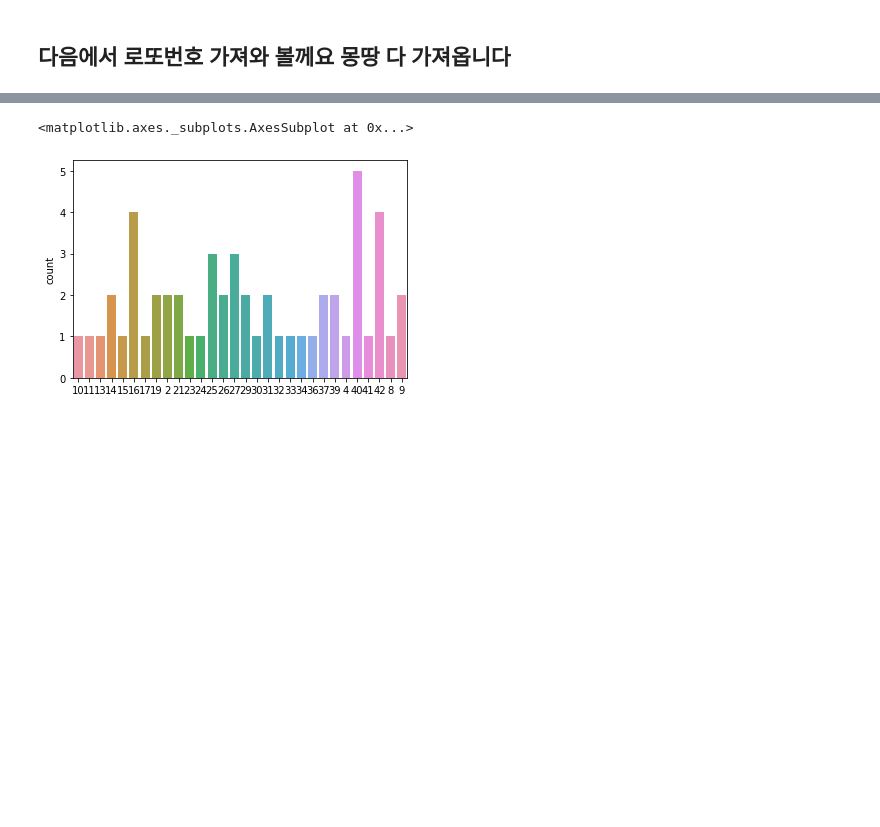
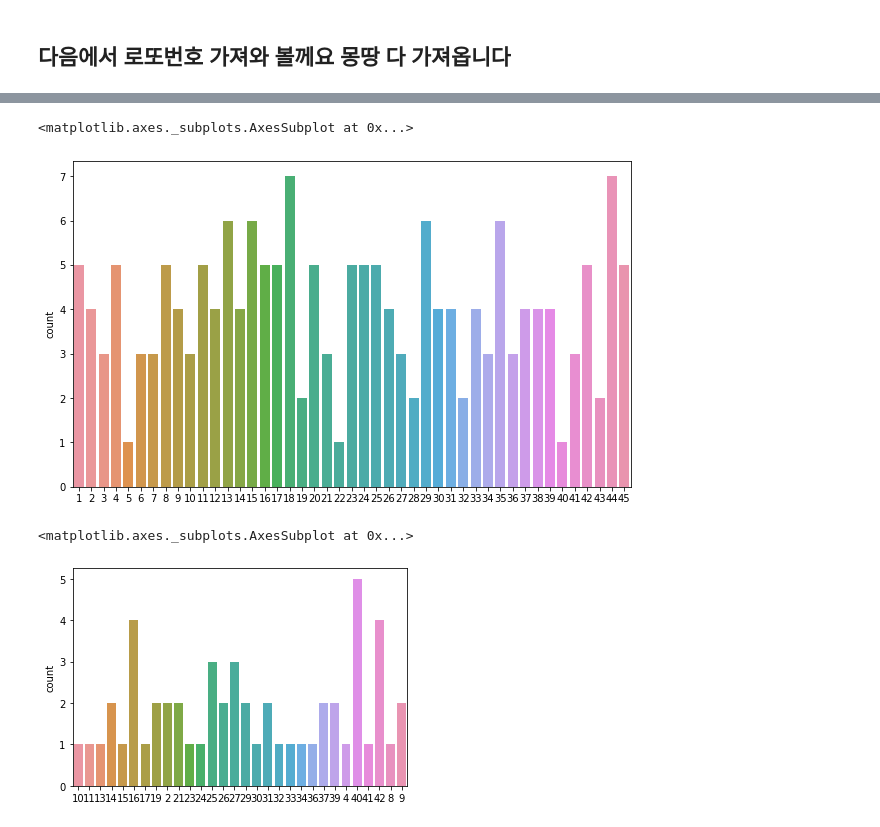
Before and after one commit to y001003/yeardream, a Jupyter notebook: python_advance/04_python_crawler.ipynb, the cells around one changed output, grey strips where cells are left out. Drawn from its saved outputs; the diff is of its cells as text; code cells hidden in the pictures; blank space fills up the shorter version.

```diff
--- a/python_advance/04_python_crawler.ipynb
+++ b/python_advance/04_python_crawler.ipynb
@@ -58,9 +97,10 @@ from bs4 import BeautifulSoup # html 변환에 사용함
 # %%
 # 다음 뉴스 페이지 크롤링
 # url정의
-
+url = 'https://news.daum.net/'
 # requsts로 url에 정보요청
-
+resp = requests.get(url)
 # 정보를 html 변환 (보기 쉽게)
-
+html = BeautifulSoup(resp.text, 'html.parser')
 # html 내에서 뉴스헤더 선별
+html.select('a.link_txt')[0].text.strip()
@@ -181,0 +251,6 @@ import time
+# %%
+# 차단막는 코드
+seed = np.random.randint(100)
+np.random.seed(seed)
+a = np.random.randint(5)
+time.sleep(a)
@@ -181,0 +259,10 @@ import time
+# %%
+# url 설정
+url = 'https://search.naver.com/search.naver?where=nexearch&sm=top_hty&fbm=0&ie=utf8&query=%EB%A1%9C%EB%98%90%EB%B2%88%ED%98%B8'
+# requests로 데이터 요청하기
+resp = requests.get(url)
+# html로 변환
+html = BeautifulSoup(resp.text, 'html.parser')
+# 데이터 선별
+for ball in html.select('span.ball')[:6]:
+    print(int(ball.text))
@@ -181,0 +277,15 @@ import time
+# %%
+# url 설정
+lot_list = []
+for i in range(1013)[-30:]:
+    time.sleep(a)
+    url = f'https://search.naver.com/search.naver?where=nexearch&sm=tab_etc&qvt=0&query={i}%ED%9A%8C%20%EB%A1%9C%EB%98%90%EB%8B%B9%EC%B2%A8%EB%B2%88%ED%98%B8'
+    # requsts로 url에 정보요청
+    resp = requests.get(url)
+    # 정보를 html 변환 (보기 쉽게)
+    html = BeautifulSoup(resp.text, 'html.parser')
+    # html 내에서 데이터
+    print(f"{i}회차",html.select('div.winning_number')[0].text.strip())
+    # lot_list.append(html.select('div.winning_number')[0].text.strip())
+    for ball in html.select('span.ball')[:6]:
+        lot_list.append(int(ball.text))
@@ -182,3 +357,10 @@ import time
+# %%
+# 1~45 까지 몇번 나왔는지
+plt.figure(figsize=(10,6))
+sns.countplot(lot_list)
+# %% [output]
+<matplotlib.axes._subplots.AxesSubplot at 0x...>
+[figure, added]
 # %%
 # 데이터 시각화까지
 # %% [output]
```
Also changed, not shown: parts of 22 cells of this notebook.
